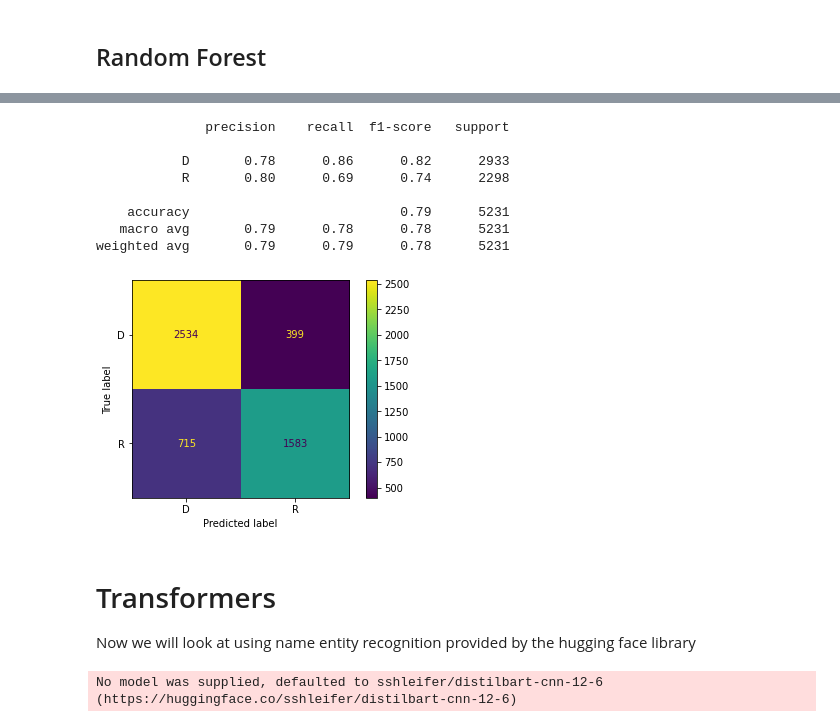
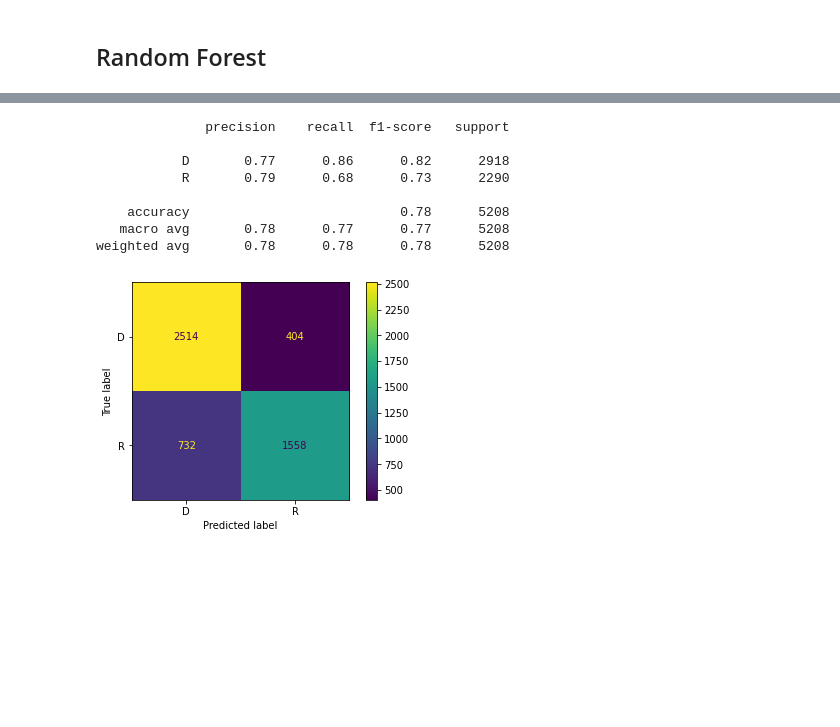
Before and after one commit to Mitch-ml/CS254, a Jupyter notebook: Code/hugging_face.ipynb, the cells around one changed output, grey strips where cells are left out. Saved outputs shown, nothing was run; the diff lists cells and outputs as text; code cells hidden in the pictures; blank space fills up the shorter version.

```diff
--- a/Code/hugging_face.ipynb
+++ b/Code/hugging_face.ipynb
@@ -161,14 +278,15 @@ conn.close()
 np.random.seed(1999)
 
 # Extract just the sponsor party and bill summaries
-df = congress[['sponsor_party', 'bill_summary']].copy()
+df = pd.read_csv('hf_summary.csv')
+df.fillna("", inplace=True)
 
 # Remove the Libertarian and Independent parties
 df = df[df['sponsor_party'] != 'L']
 df = df[df['sponsor_party'] != 'I']
 
 # Split the data
-X_train, X_test, y_train, y_test = train_test_split(df['bill_summary'],
+X_train, X_test, y_train, y_test = train_test_split(df[['bill_summary', 'hf_summary']],
                                                     df['sponsor_party'],
                                                     random_state=0,
                                                     test_size=0.2
@@ -319,31 +579,20 @@ find_params(X_train, y_train, RandomForestClassifier(),
 # %%
-clf_rf = build_model(X_train, y_train, X_test, y_test,
-                     RandomForestClassifier(max_features='auto',
-                                            criterion='gini'
-                                           ),
+clf_rf = build_model(X_train['bill_summary'], y_train, X_test['bill_summary'], y_test,
+                     RandomForestClassifier(),
                      max_df=0.1,
-                     min_df=5,
+                     min_df=2,
                      ngram_range=(1,2),
                      stop_words=stopwords.words('english'),
                      strip_accents='unicode',
                      use_idf=True
                     )
 # %% [output]
               precision    recall  f1-score   support
 
-           D       0.78      0.86      0.82      2933
-           R       0.80      0.69      0.74      2298
+           D       0.77      0.86      0.82      2918
+           R       0.79      0.68      0.73      2290
 
-    accuracy                           0.79      5231
-   macro avg       0.79      0.78      0.78      5231
-weighted avg       0.79      0.79      0.78      5231
+    accuracy                           0.78      5208
+   macro avg       0.78      0.77      0.77      5208
+weighted avg       0.78      0.78      0.78      5208
-[figure, old version]
+[figure, new version]
-# %% [markdown]
-# Transformers
-
-Now we will look at using name entity recognition provided by the hugging face library
-# %%
-summarizer = pipeline("summarization")
-tokenizer = AutoTokenizer.from_pretrained("sshleifer/distilbart-cnn-12-6")
-# %% [output]
-No model was supplied, defaulted to sshleifer/distilbart-cnn-12-6 (https://huggingface.co/sshleifer/distilbart-cnn-12-6)
```
Also changed, not shown: parts of 49 cells of this notebook.
